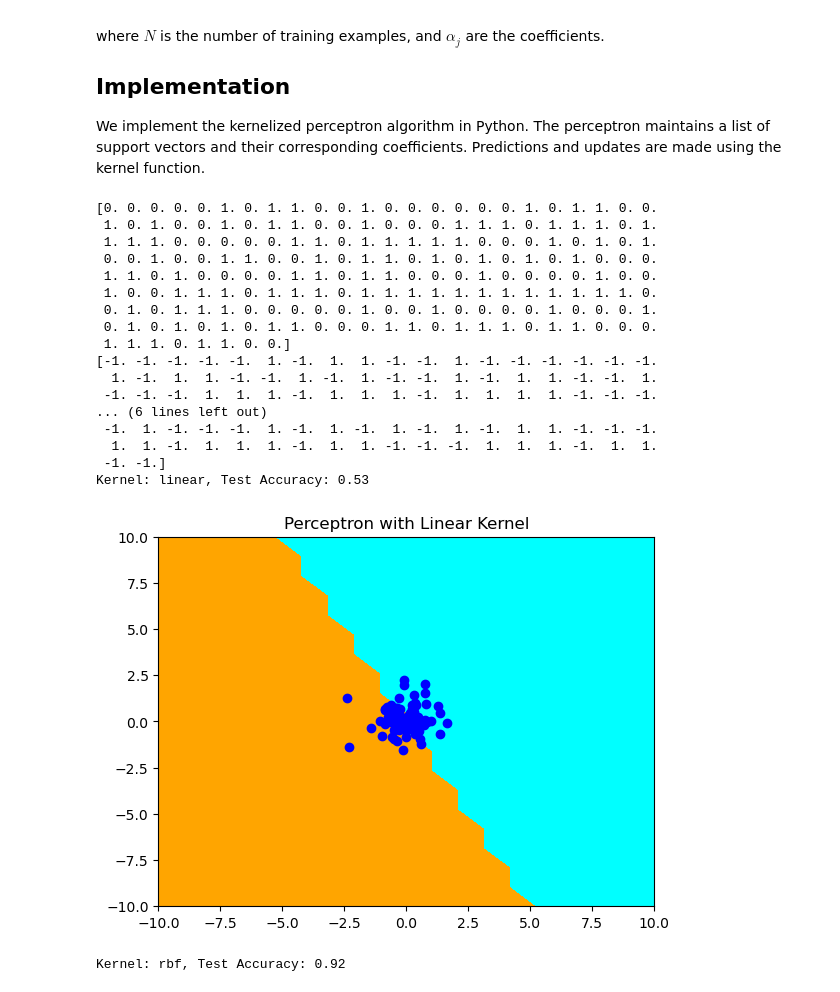
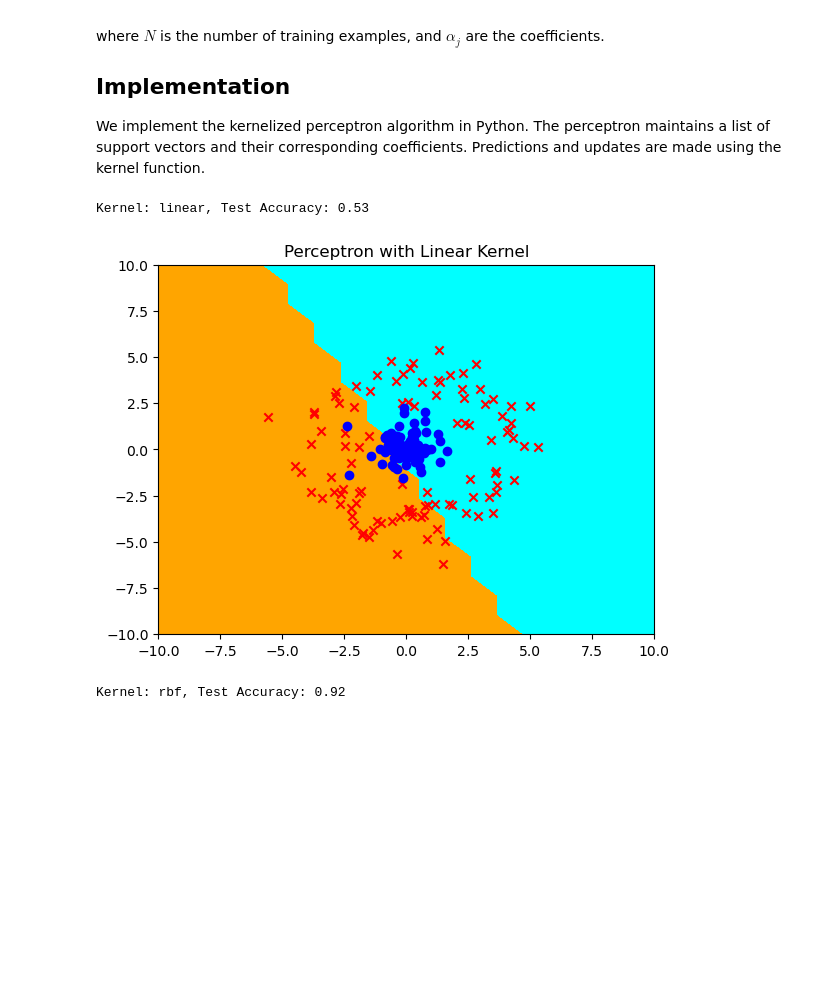
Before and after one commit to ulisesfm-py/xcs229-3, a Jupyter notebook: project/kernel_perceptron.ipynb, the cells around one changed output. Drawn from its saved outputs; the diff is of its cells as text; code cells hidden in the pictures; blank space fills up the shorter version.

```diff
--- a/project/kernel_perceptron.ipynb
+++ b/project/kernel_perceptron.ipynb
@@ -113,16 +113,9 @@ def main():
     """
     # Load training data
     X_train, y_train = util.load_csv('data/train_perceptron.csv')
-    # Convert labels from 0/1 to -1/+1
-    y_train = np.where(y_train == 0, -1, y_train)
 
     # Load test data
     X_test, y_test = util.load_csv('data/test_perceptron.csv')
-    print(y_test)
-    # Convert labels from 0/1 to -1/+1
-    y_test = np.where(y_test == 0, -1, y_test)
-
-    print(y_test)
 
     # Define kernels
     kernels = {'linear': linear_kernel, 'rbf': rbf_kernel}
@@ -132,48 +125,32 @@ def main():
         state = initial_state()
         learning_rate = 1.0  # Adjust learning rate as needed
 
         # Train perceptron
         for x_i, y_i_i in zip(X_train, y_train):
             update_state(state, kernel_func, learning_rate, x_i, y_i_i)
 
         # Make predictions on test data
         y_pred = np.array([predict(state, kernel_func, x_i) for x_i in X_test])
 
         # Compute accuracy
         accuracy = np.mean(y_pred == y_test)
         print(f"Kernel: {kernel_name}, Test Accuracy: {accuracy:.2f}")
 
         # Plot decision boundary
         plt.figure()
         # Define predict_fn for plotting
         def predict_fn(x):
             x = np.array(x)
             return predict(state, kernel_func, x)
         util.plot_contour(predict_fn)
         util.plot_points(X_test, y_test)
         plt.title(f"Perceptron with {kernel_name.capitalize()} Kernel")
         plt.savefig(f"perceptron_{kernel_name}_output.png")
         plt.show()
 
 if __name__ == '__main__':
     main()
 # %% [output]
-[0. 0. 0. 0. 0. 1. 0. 1. 1. 0. 0. 1. 0. 0. 0. 0. 0. 0. 1. 0. 1. 1. 0. 0.
- 1. 0. 1. 0. 0. 1. 0. 1. 1. 0. 0. 1. 0. 0. 0. 1. 1. 1. 0. 1. 1. 1. 0. 1.
- 1. 1. 1. 0. 0. 0. 0. 0. 1. 1. 0. 1. 1. 1. 1. 1. 0. 0. 0. 1. 0. 1. 0. 1.
- 0. 0. 1. 0. 0. 1. 1. 0. 0. 1. 0. 1. 1. 0. 1. 0. 1. 0. 1. 0. 1. 0. 0. 0.
- 1. 1. 0. 1. 0. 0. 0. 0. 1. 1. 0. 1. 1. 0. 0. 0. 1. 0. 0. 0. 0. 1. 0. 0.
- 1. 0. 0. 1. 1. 1. 0. 1. 1. 1. 0. 1. 1. 1. 1. 1. 1. 1. 1. 1. 1. 1. 1. 0.
- 0. 1. 0. 1. 1. 1. 0. 0. 0. 0. 0. 1. 0. 0. 1. 0. 0. 0. 0. 1. 0. 0. 0. 1.
- 0. 1. 0. 1. 0. 1. 0. 1. 1. 0. 0. 0. 1. 1. 0. 1. 1. 1. 0. 1. 1. 0. 0. 0.
- 1. 1. 1. 0. 1. 1. 0. 0.]
-[-1. -1. -1. -1. -1.  1. -1.  1.  1. -1. -1.  1. -1. -1. -1. -1. -1. -1.
-  1. -1.  1.  1. -1. -1.  1. -1.  1. -1. -1.  1. -1.  1.  1. -1. -1.  1.
- -1. -1. -1.  1.  1.  1. -1.  1.  1.  1. -1.  1.  1.  1.  1. -1. -1. -1.
-... (6 lines left out)
- -1.  1. -1. -1. -1.  1. -1.  1. -1.  1. -1.  1. -1.  1.  1. -1. -1. -1.
-  1.  1. -1.  1.  1.  1. -1.  1.  1. -1. -1. -1.  1.  1.  1. -1.  1.  1.
- -1. -1.]
 Kernel: linear, Test Accuracy: 0.53
-[figure, old version]
+[figure, new version]
 Kernel: rbf, Test Accuracy: 0.92
```
Also changed, not shown: parts of 1 cell of this notebook.
